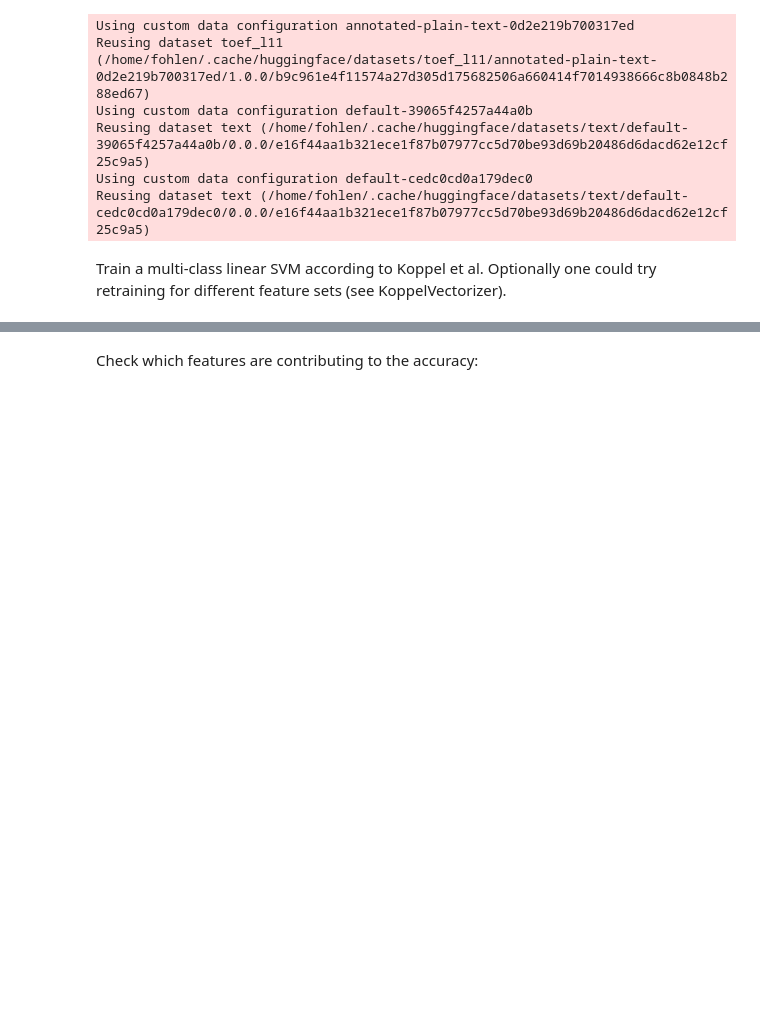
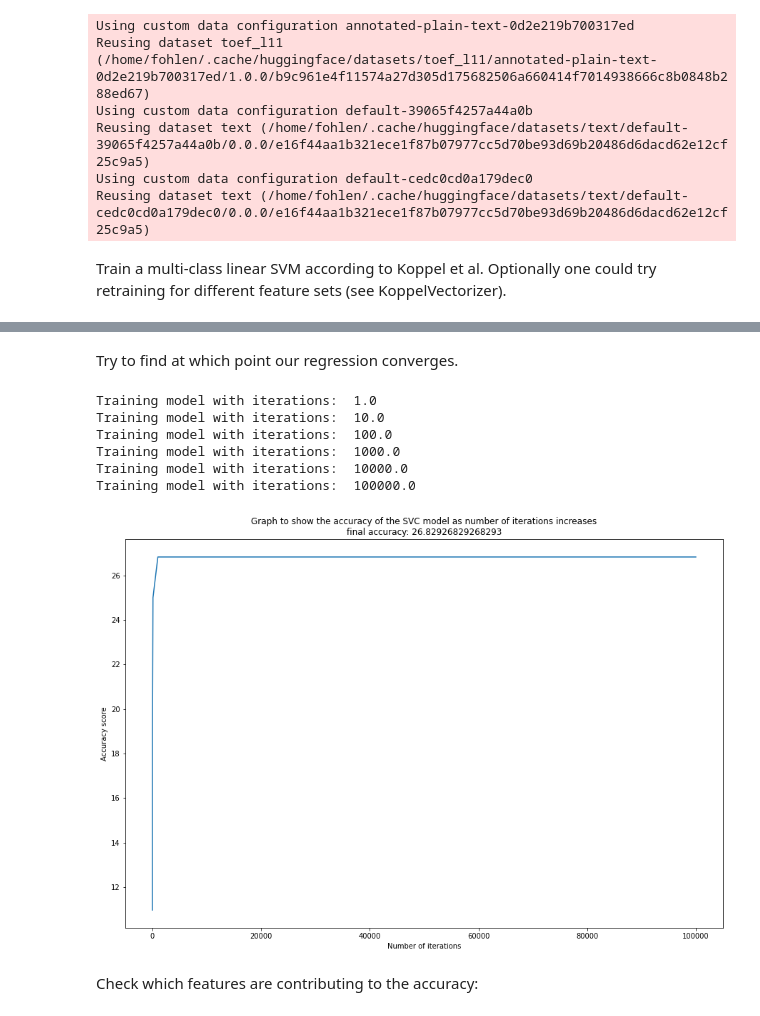
Before and after one commit to Fohlen/koppel-reproduction, a Jupyter notebook: koppel-reproduction.ipynb, the cells around one changed output, grey strips where cells are left out. Drawn from its saved outputs; the diff is of its cells as text; code cells hidden in the pictures; blank space fills up the shorter version.

```diff
--- a/koppel-reproduction.ipynb
+++ b/koppel-reproduction.ipynb
@@ -126,3 +126,48 @@ weighted avg       0.31      0.26      0.27       164
+# %% [markdown]
+Try to find at which point our regression converges.
+# %%
+import pandas as pd
+import numpy as np
+%matplotlib inline
+import matplotlib.pyplot as plt
+from sklearn.metrics import accuracy_score
+from sklearn.svm import SVC
+
+# Create a template lit to store accuracies
+acc = []
+
+# Iterate along a logarithmically spaced ranged
+for i in np.logspace(0,5, num = 6):
+    # Print out the number of iterations to use for the current loop
+    print('Training model with iterations: ', i)
+    # Create an SVC algorithm with the number of iterations for the current loop
+    svc = SVC(kernel='linear', C=100, max_iter=i)
+    # Fit the algorithm to the data
+    svc.fit(X_train, y_train)
+    # Append the current accuracy score to the template list
+    acc.append(accuracy_score(y_test, svc.predict(X_test)) * 100)
+
+# Convert the accuracy list to a series
+acc = pd.Series(acc, index = np.logspace(0,5, num = 6))
+# Set the plot size
+plt.figure(figsize = (15,10))
+# Set the plot title
+title = 'Graph to show the accuracy of the SVC model as number of iterations increases\nfinal accuracy: ' + str(acc.iloc[-1])
+plt.title(title)
+# Set the xlabel and ylabel
+plt.xlabel('Number of iterations')
+plt.ylabel('Accuracy score')
+# Plot the graph
+acc.plot.line()
+plt.show()
+# %% [output]
+Training model with iterations:  1.0
+Training model with iterations:  10.0
+Training model with iterations:  100.0
+Training model with iterations:  1000.0
+Training model with iterations:  10000.0
+Training model with iterations:  100000.0
+[figure, added]
 # %% [markdown]
 Check which features are contributing to the accuracy:
 # %%
```
Also changed, not shown: parts of 6 cells of this notebook.
